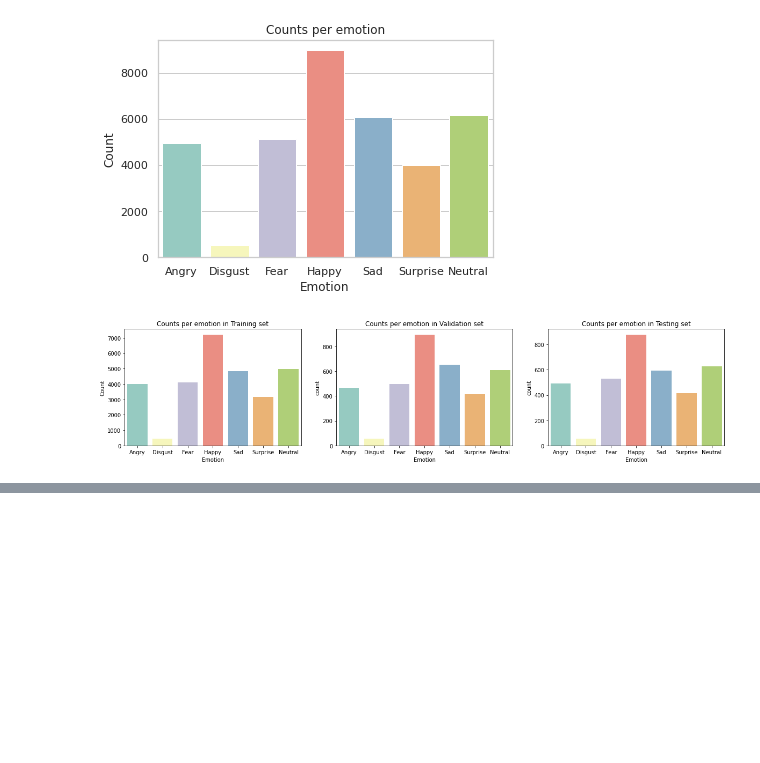
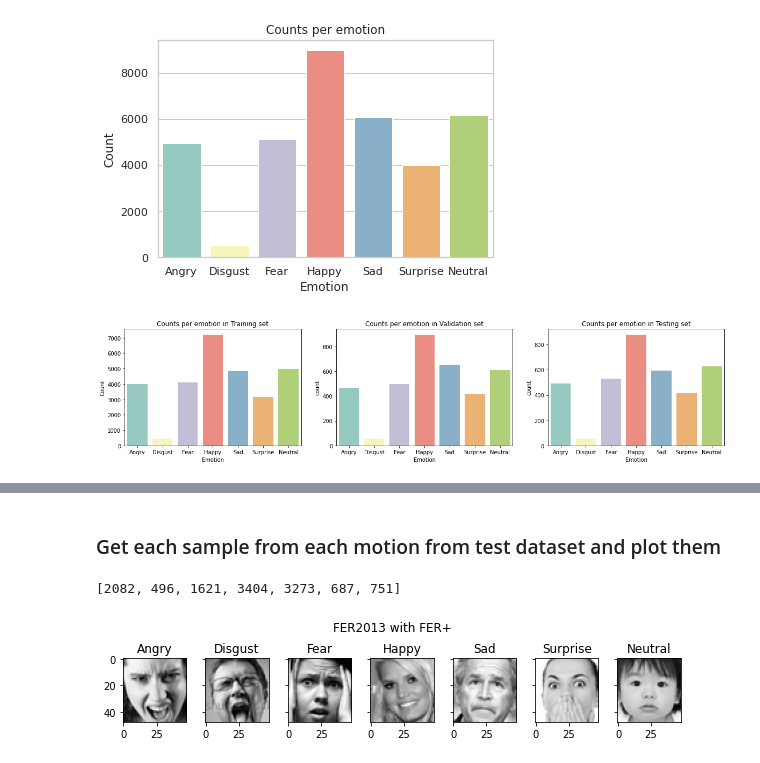
Before and after one commit to uninstallit/ATI736, a Jupyter notebook: Final/explore.ipynb, the cells around one changed output, grey strips where cells are left out. Drawn from its saved outputs; the diff is of its cells as text; code cells hidden in the pictures; blank space fills up the shorter version.

```diff
--- a/Final/explore.ipynb
+++ b/Final/explore.ipynb
@@ -93,0 +137,47 @@ sns.reset_orig()
+# %% [markdown]
+### Get each sample from each motion from test dataset and plot them
+# %%
+from keras.utils.np_utils import to_categorical
+X_test =  np.load("data/test_pixels.npy")
+y_test =  np.load("data/test_labels.npy")
+
+X_test = np.expand_dims(X_test, -1).astype("float32") / 255
+y_test = to_categorical(y_test, num_classes=7)
+# %%
+np.random.seed(32) #30
+y_true = np.argmax(y_test,axis = 1)
+angry = np.where(y_true == 0)[0]
+disgust = np.where(y_true == 1)[0]
+fear = np.where(y_true == 2)[0]
+happy = np.where(y_true == 3)[0]
+sad = np.where(y_true == 4)[0]
+suprise = np.where(y_true == 5)[0]
+neutral = np.where(y_true == 6)[0]
+
+rands = []
+rands.append(np.random.choice(angry, 1)[0])
+rands.append(np.random.choice(disgust, 1)[0])
+rands.append(np.random.choice(fear, 1)[0])
+rands.append(np.random.choice(happy, 1)[0])
+rands.append(np.random.choice(sad, 1)[0])
+rands.append(np.random.choice(suprise, 1)[0])
+rands.append(np.random.choice(neutral, 1)[0])
+rands
+# %% [output]
+[2082, 496, 1621, 3404, 3273, 687, 751]
+# %%
+labels = ['Angry', 'Disgust', 'Fear', 'Happy', 'Sad', 'Surprise', 'Neutral']
+fig, (ax1, ax2, ax3, ax4, ax5, ax6, ax7) = plt.subplots(1, 7, sharex=True,sharey=True,figsize=(10, 2))
+axs=(ax1, ax2, ax3, ax4, ax5, ax6, ax7)
+plt.subplots_adjust(wspace=0.3)
+fig.suptitle('FER2013 with FER+')
+
+for i, index in enumerate(rands):
+  x = np.array([X_test[index]])
+  axs[i].imshow(X_test[index][:,:,0], cmap=plt.cm.gray)
+  e_id= np.argmax(y_test[index])
+  axs[i].set_title(labels[e_id] )
+
+plt.show()
+# %% [output]
+[figure, added]
```
Also changed, not shown: parts of 5 cells of this notebook.
